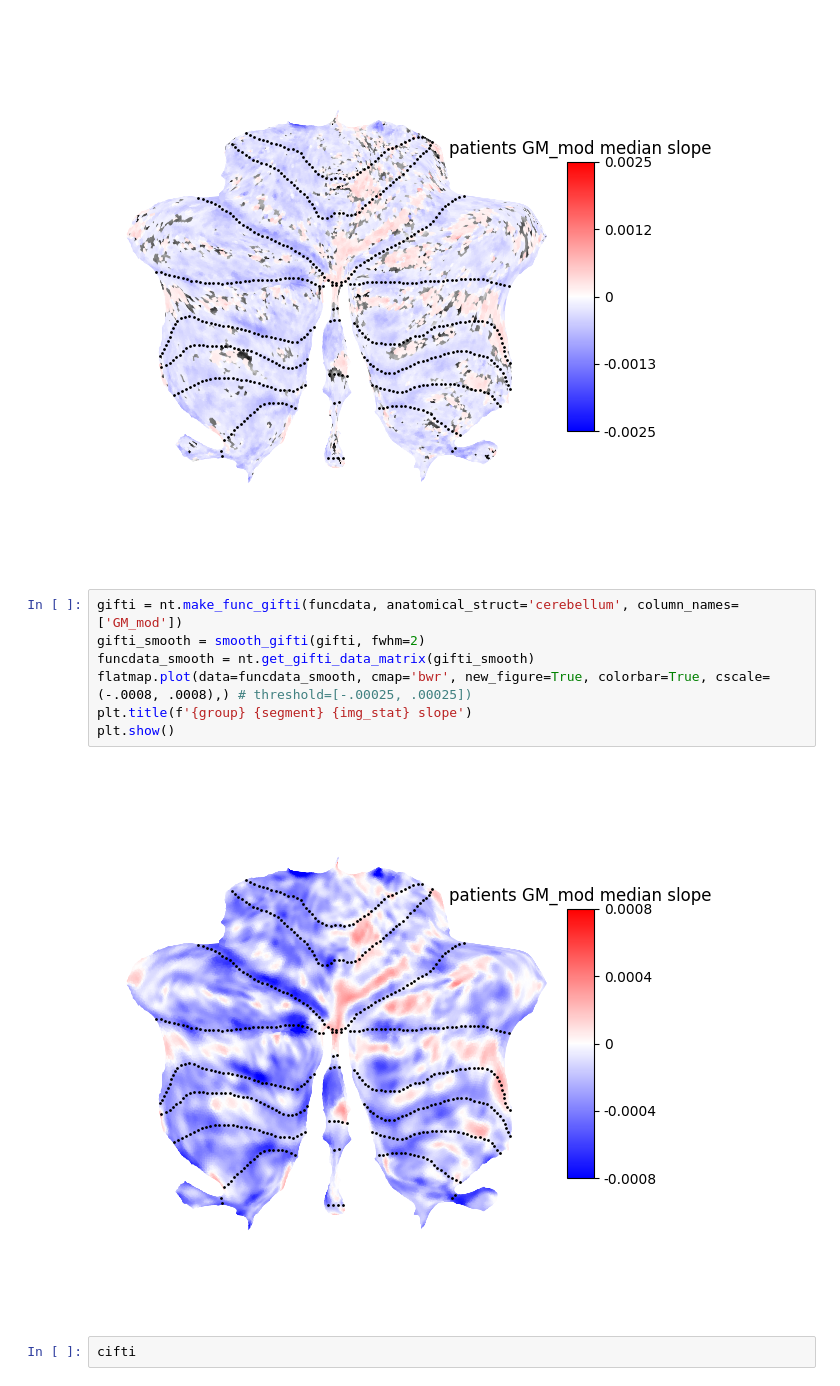
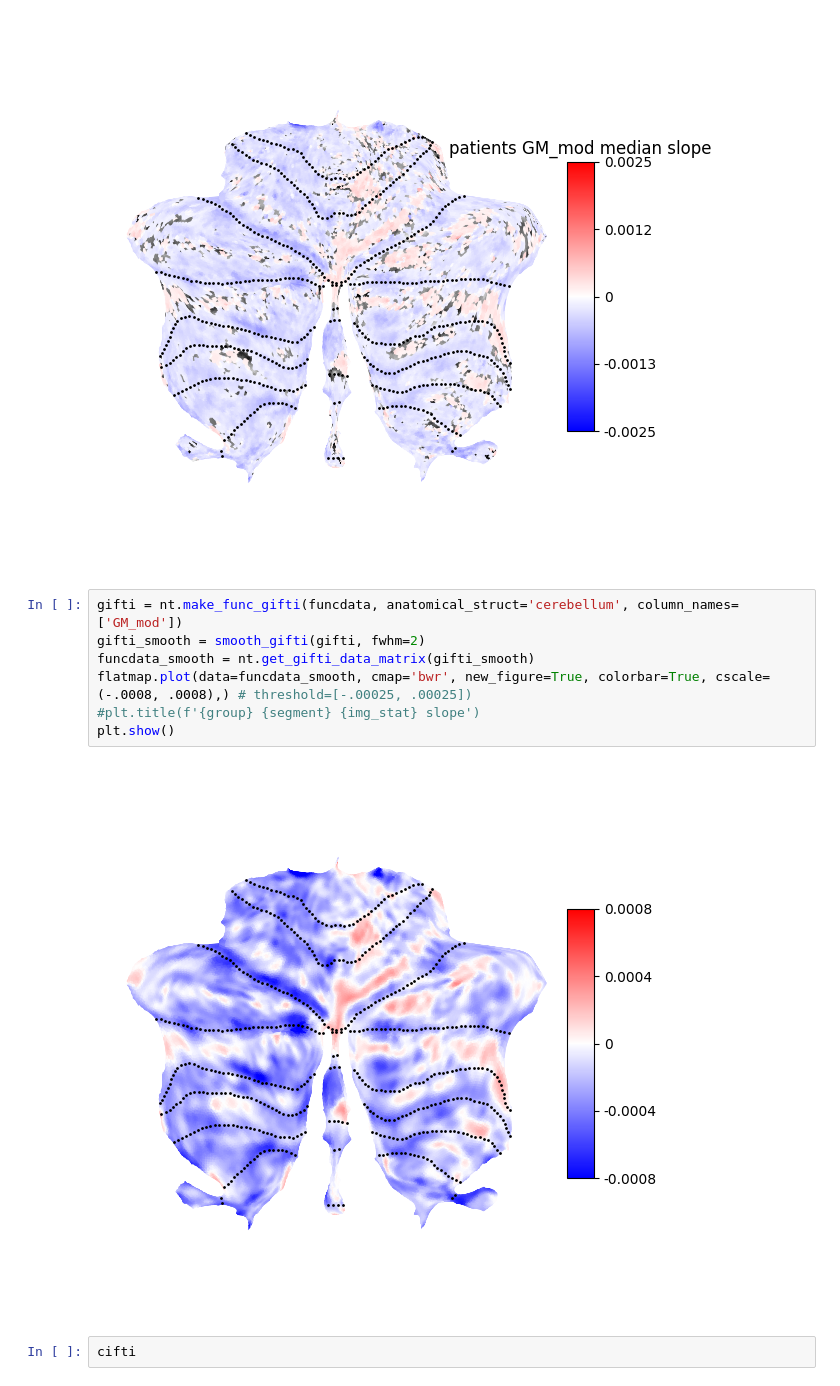
Before and after one commit to medhakp/smarts_cerebellum, a Jupyter notebook: notebooks/surface_projections.ipynb, the cells around one changed output. Cells and saved outputs as stored; diff of their text form.

Commit message:
remove title

```diff
--- a/notebooks/surface_projections.ipynb
+++ b/notebooks/surface_projections.ipynb
@@ -25,12 +25,12 @@ plt.show()
 # %%
 gifti = nt.make_func_gifti(funcdata, anatomical_struct='cerebellum', column_names=['GM_mod'])
 gifti_smooth = smooth_gifti(gifti, fwhm=2)
 funcdata_smooth = nt.get_gifti_data_matrix(gifti_smooth)
 flatmap.plot(data=funcdata_smooth, cmap='bwr', new_figure=True, colorbar=True, cscale=(-.0008, .0008),) # threshold=[-.00025, .00025])
-plt.title(f'{group} {segment} {img_stat} slope')
+#plt.title(f'{group} {segment} {img_stat} slope')
 plt.show()
 # %% [output]
-[figure, old version]
+[figure, new version]
 # %%
 cifti
 # %% [output]
```
